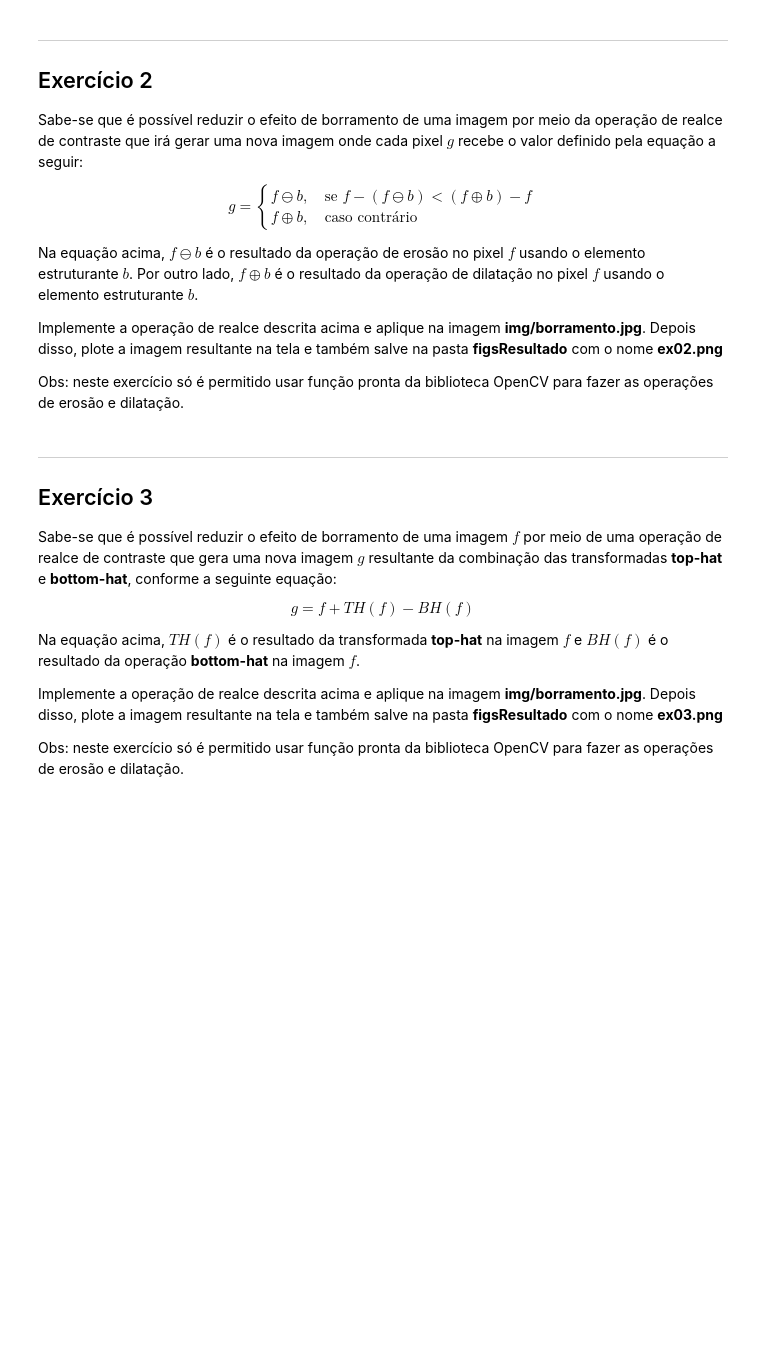
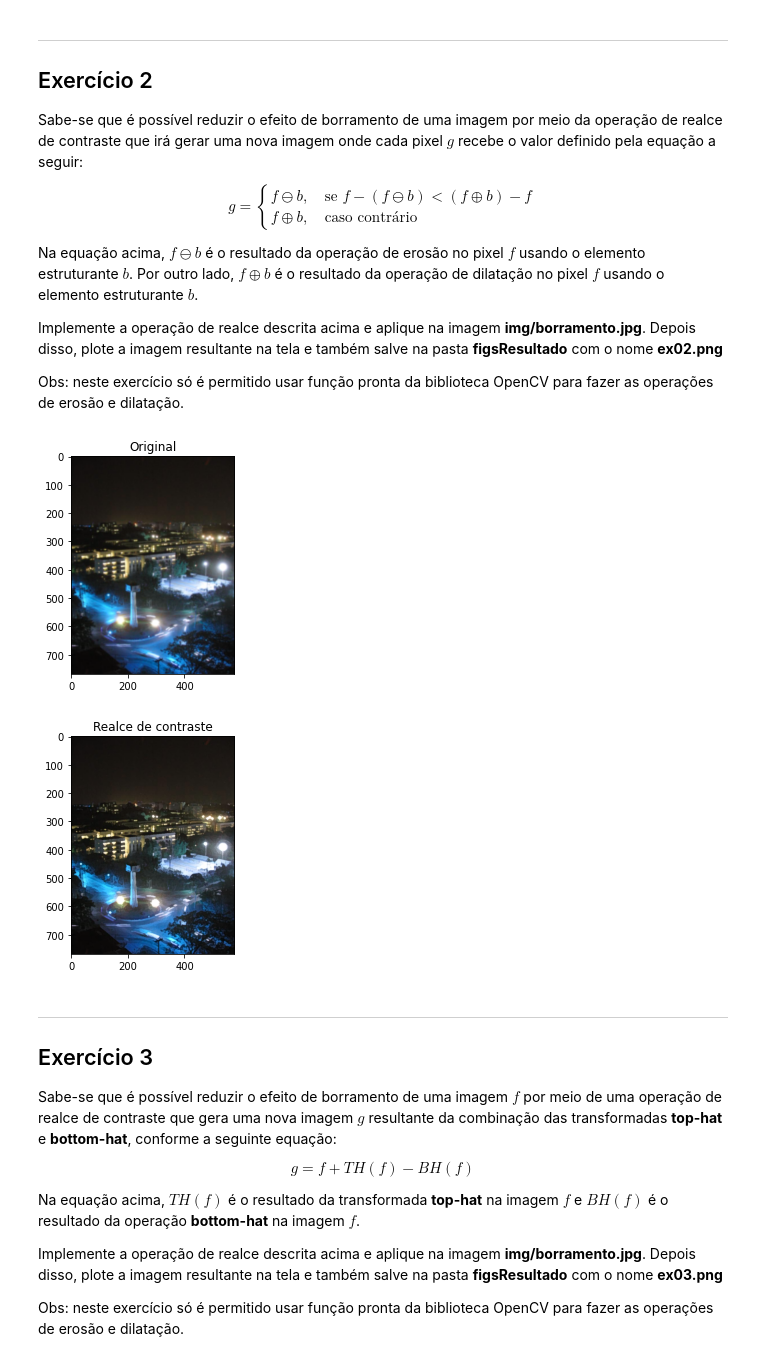
Before and after one commit to PixDale/imageprocessingclass, a Jupyter notebook: AC2_exerciciosPraticos.ipynb, the cells around one changed output. Saved outputs shown, nothing was run; the diff lists cells and outputs as text; code cells hidden in the pictures; blank space fills up the shorter version.

```diff
--- a/AC2_exerciciosPraticos.ipynb
+++ b/AC2_exerciciosPraticos.ipynb
@@ -178,3 +178,49 @@ Obs: neste exercício só é permitido usar função pronta da biblioteca OpenCV
+# %%
+##### Resolva o exercício aqui
+from statistics import mean
+
+# utiliza a média dos canais RGB para retornar o menor
+def menorMedia(pixelA, pixelB):
+    return mean(pixelA) < mean(pixelB)
+
+# utiliza a soma dos canais RGB para retornar o menor
+def menorSoma(pixelA:list, pixelB:list):
+    return sum(pixelA) < sum(pixelB)
+
+img = cv2.imread('figs/borramento.jpg', cv2.IMREAD_COLOR)
+
+
+kernel = np.ones((5, 5), dtype=np.uint8)
+
+erosao = cv2.erode(img, kernel, iterations=1)
+dilatacao = cv2.dilate(img, kernel, iterations=1)
+
+
+resultado = np.zeros((img.shape), dtype=np.uint8)
+# aplica o realce em cada pixel
+for y in range(img.shape[0]):
+    for x in range(img.shape[1]):
+        # fazendo testes, acredito que usando a soma dos canais RGB obteve um resultado melhor
+        if menorSoma(img[y][x] - erosao[y][x], dilatacao[y][x] - img[y][x]):
+            resultado[y][x] = erosao[y][x]
+        else:
+            resultado[y][x] = dilatacao[y][x]
+
+
+# salva a imagem na pasta figsResultado
+cv2.imwrite('./figsResultado/ex02.png', resultado)
+
+
+plt.imshow(img)
+plt.title('Original')
+plt.show()
+
+plt.imshow(resultado)
+plt.title('Realce de contraste')
+plt.show()
+# %% [output]
+[figure, added]
+[figure, added]
 # %% [markdown]
 ----
 ## Exercício 3
```
Also changed, not shown: parts of 3 cells of this notebook, 1 other file.
